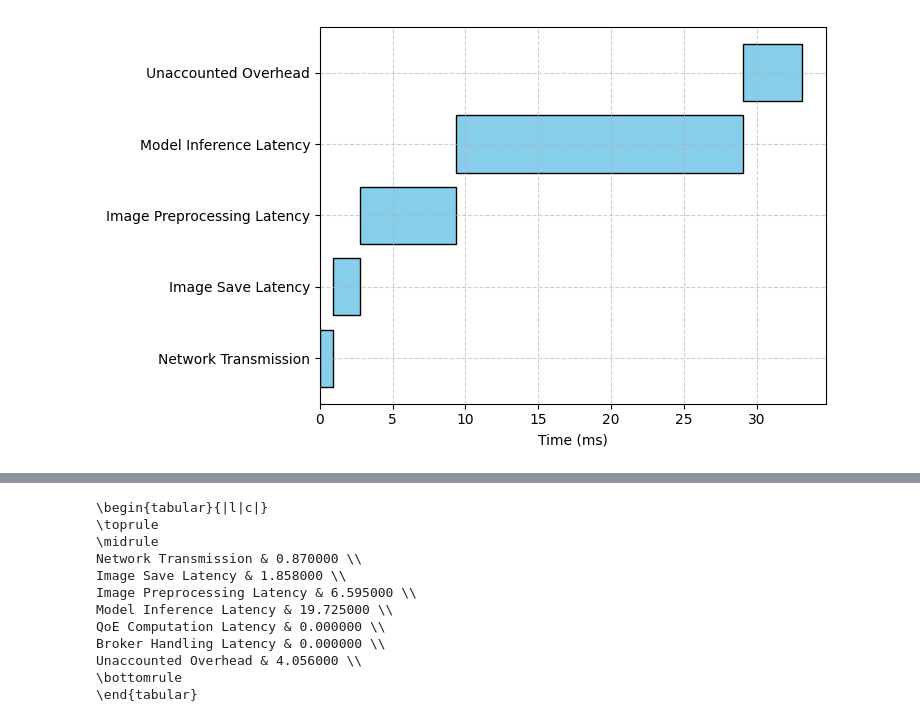
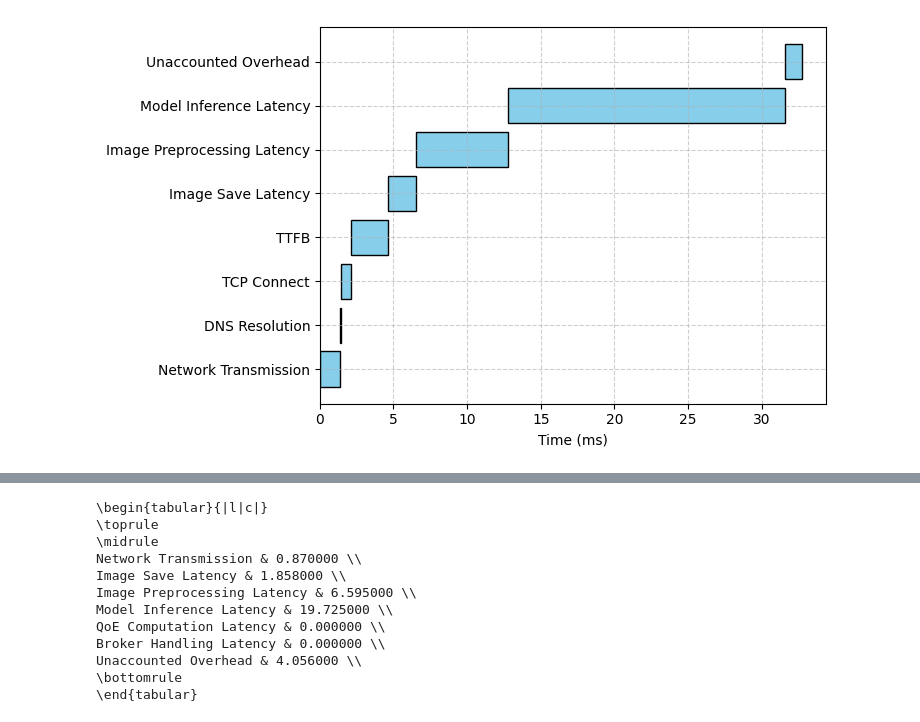
Before and after one commit to Data-to-Insight-Center/ckn-edge-optimization, a Jupyter notebook: micro_benchmarking/results/analysis.ipynb, the cells around one changed output, grey strips where cells are left out. Saved outputs shown, nothing was run; the diff lists cells and outputs as text; code cells hidden in the pictures.

Commit message:
Measure DNS Resolution, TCP Connect, TTFB, and Total Time using pycurl.

```diff
--- a/micro_benchmarking/results/analysis.ipynb
+++ b/micro_benchmarking/results/analysis.ipynb
@@ -8,6 +8,10 @@ def analyze_request_latencies(df):
     """
     # Calculate latencies for each stage
     df["Network Transmission"] = df["network_time"] * 1000  # Convert to milliseconds
+    df["DNS Resolution"] = df["dns_resolution"] * 1000  # Convert to milliseconds
+    df["TCP Connect"] = df["tcp_connect"] * 1000  # Convert to milliseconds
+    df["TTFB"] = df["ttfb"] * 1000  # Convert to milliseconds
+
     df["Image Save Latency"] = (df["image_save_time"] - df["server_receive_time"]) * 1000
     df["Image Preprocessing Latency"] = (df["image_preprocessed_time"] - df["image_save_time"]) * 1000
     df["Model Inference Latency"] = (df["image_predicted_time"] - df["image_preprocessed_time"]) * 1000
@@ -17,6 +21,9 @@ def analyze_request_latencies(df):
     # Calculate total processing time
     df["Total"] = (
         df["Network Transmission"] +
+        df["DNS Resolution"] +
+        df["TCP Connect"] +
+        df["TTFB"] +
         df["Image Save Latency"] +
         df["Image Preprocessing Latency"] +
         df["Model Inference Latency"] +
@@ -33,6 +40,9 @@ def analyze_request_latencies(df):
     # Return a DataFrame with selected columns for better visualization
     return df[[
         "Network Transmission",
+        "DNS Resolution",
+        "TCP Connect",
+        "TTFB",
         "Image Save Latency",
         "Image Preprocessing Latency",
         "Model Inference Latency",
@@ -47,34 +57,34 @@ def analyze_request_latencies(df):
 results_ckn = pd.read_csv("results.csv")
 results_ckn = analyze_request_latencies(results_ckn)
 results_mean = results_ckn.mean().round(3).to_frame().T.drop(columns=["RTT", "Total"])
 
 # Prepare Gantt chart data, filter out tasks with zero duration
 task_durations = results_mean.iloc[0].to_dict()
 df = pd.DataFrame.from_dict(task_durations, orient='index', columns=["Duration"])
 
 # Filter out rows where Duration is zero
 df = df[df['Duration'] > 0]
 
 # Calculate start and end times for each task
 df["Start"] = df["Duration"].cumsum() - df["Duration"]
 df["End"] = df["Duration"].cumsum()
 
 # Plot Gantt Chart
 fig, ax = plt.subplots(figsize=(7.5, 4.5))
 
 # Plot each task as a horizontal bar
 for task, row in df.iterrows():
     ax.barh(task, row["Duration"], left=row["Start"], color="skyblue", edgecolor="black")
 
 # Add labels and grid
 ax.set_xlabel("Time (ms)")
 ax.grid(True, linestyle="--", alpha=0.6)
 
 # Display plot
 plt.tight_layout()
 plt.show()
 # %% [output]
-[figure, old version]
+[figure, new version]
 # %%
 results_mean
 # %% [output]
```
Also changed, not shown: parts of 1 cell of this notebook, 1 other file.
